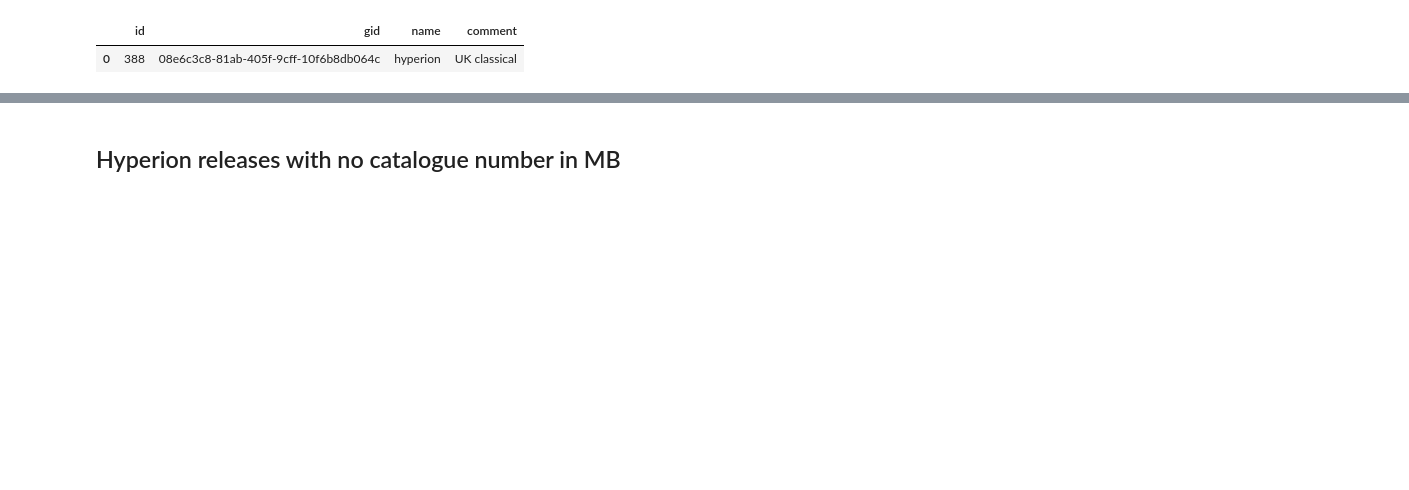
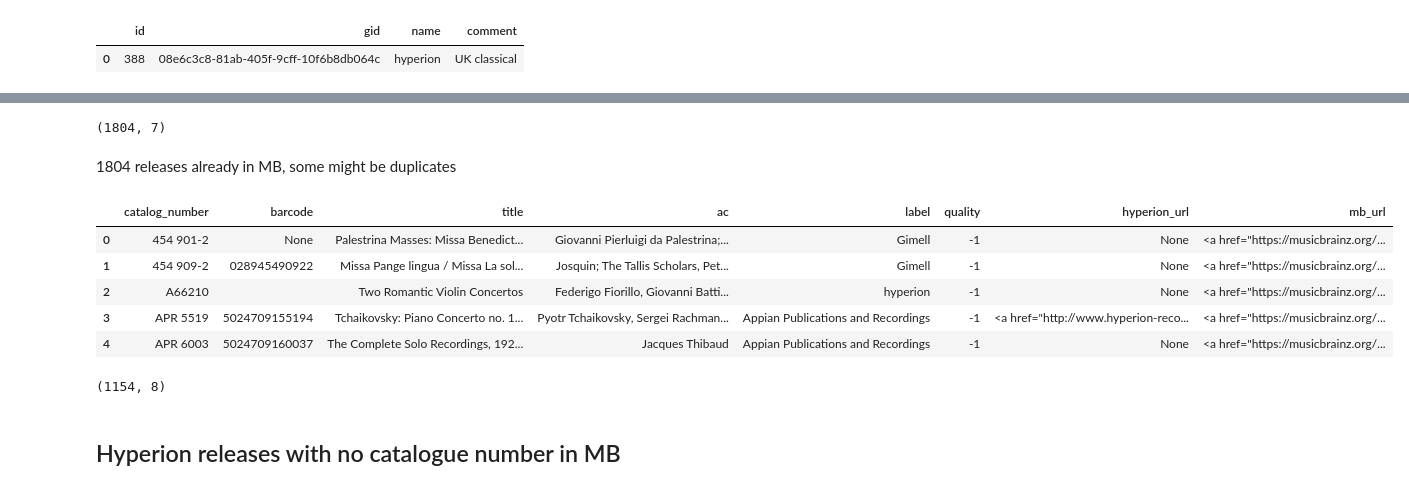
Before and after one commit to loujine/musicbrainz-dataviz, a Jupyter notebook: 18-hyperion.ipynb, the cells around one changed output, grey strips where cells are left out. Saved outputs shown, nothing was run; the diff lists cells and outputs as text; code cells hidden in the pictures; blank space fills up the shorter version.

Commit message:
Update Hyperion notebook

```diff
--- a/18-hyperion.ipynb
+++ b/18-hyperion.ipynb
@@ -44 +126,5 @@ mb_releases[:10]
+# %%
+mb_releases.shape
+# %% [output]
+(1804, 7)
 # %%
@@ -51,0 +134,37 @@ with open('hyperion_releases.html', 'w') as f:
+# %% [markdown]
+1804 releases already in MB, some might be duplicates
+# %%
+mb_releases = sql("""
+SELECT
+    rl.catalog_number,
+    r.barcode,
+    r.name  AS title,
+    ac.name AS ac,
+    label.name AS label,
+    r.quality,
+    u.url   AS hyperion_url,
+    r.gid   AS mb_url
+  FROM release_label AS rl
+  JOIN release       AS r  ON rl.release = r.id
+  JOIN label               ON rl.label = label.id
+  JOIN artist_credit AS ac ON r.artist_credit = ac.id
+  LEFT OUTER JOIN l_release_url AS lu ON r.id = lu.entity0
+  LEFT OUTER JOIN url           AS u  ON u.id = lu.entity1
+ WHERE label.id IN (388, 22708, 16197, 2900, 53283, 59800, 95583)
+   AND (u.url IS NULL OR u.url ILIKE '%%hyperion-records%%')
+ORDER BY rl.catalog_number, r.barcode;
+""")
+mb_releases['mb_url'] = mb_releases.mb_url.apply(mb_release_link)
+mb_releases['hyperion_url'] = mb_releases.hyperion_url.apply(lambda url: '<a href="{0}">{0}</a>'.format(url) if url else None)
+mb_releases.head()
+# %% [output]
+|  | catalog_number | barcode | title | ac | label | quality | hyperion_url | mb_url |
+| 0 | 454 901-2 | None | Palestrina Masses: Missa Benedict... | Giovanni Pierluigi da Palestrina;... | Gimell | -1 | None | <a href="https://musicbrainz.org/... |
+| 1 | 454 909-2 | 028945490922 | Missa Pange lingua / Missa La sol... | Josquin; The Tallis Scholars, Pet... | Gimell | -1 | None | <a href="https://musicbrainz.org/... |
+| 2 | A66210 |  | Two Romantic Violin Concertos | Federigo Fiorillo, Giovanni Batti... | hyperion | -1 | None | <a href="https://musicbrainz.org/... |
+| 3 | APR 5519 | 5024709155194 | Tchaikovsky: Piano Concerto no. 1... | Pyotr Tchaikovsky, Sergei Rachman... | Appian Publications and Recordings | -1 | <a href="http://www.hyperion-reco... | <a href="https://musicbrainz.org/... |
+| 4 | APR 6003 | 5024709160037 | The Complete Solo Recordings, 192... | Jacques Thibaud | Appian Publications and Recordings | -1 | None | <a href="https://musicbrainz.org/... |
+# %%
+mb_releases.shape
+# %% [output]
+(1154, 8)
```
Also changed, not shown: parts of 27 cells of this notebook, 2 other files.
